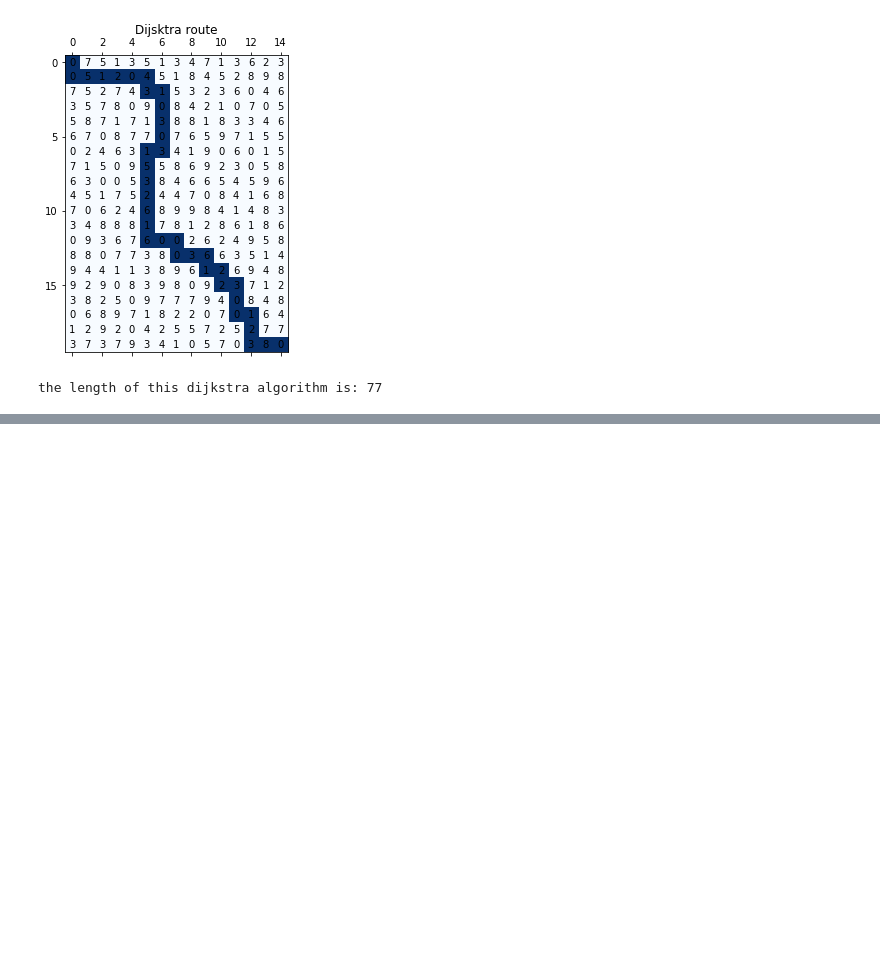
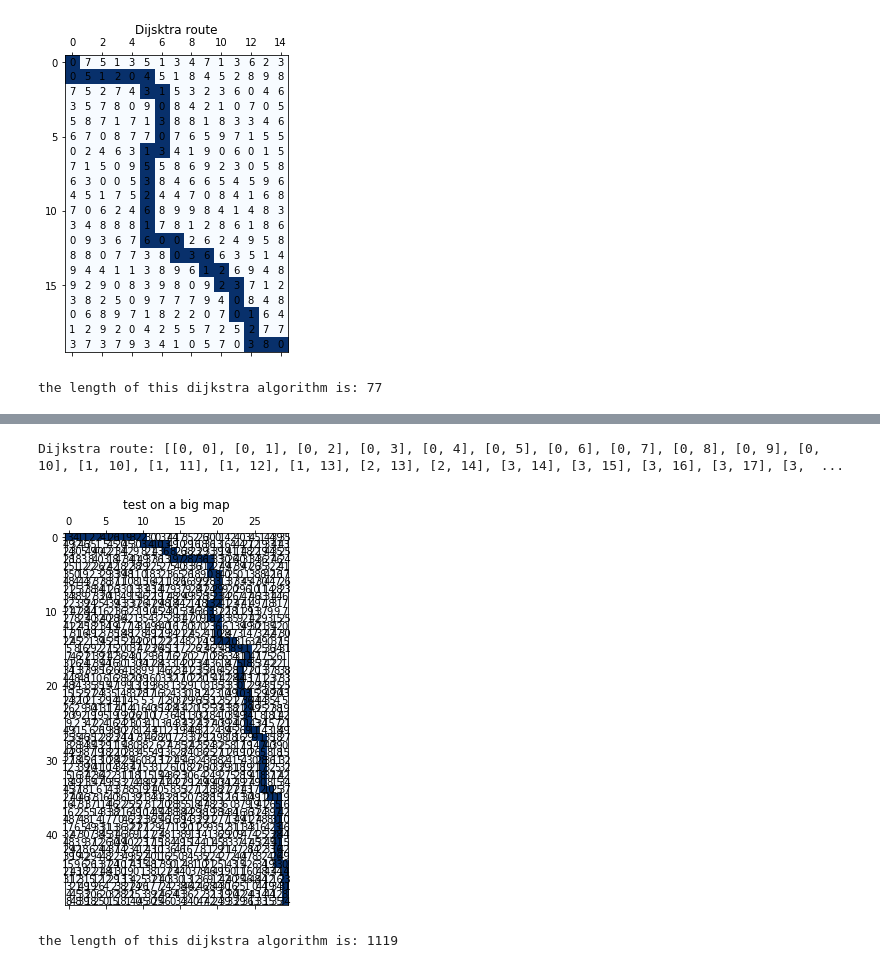
Before and after one commit to gdqb233/mathandcodingcoursework, a Jupyter notebook: task1/task1.ipynb, the cells around one changed output, grey strips where cells are left out. Saved outputs shown, nothing was run; the diff lists cells and outputs as text; code cells hidden in the pictures; blank space fills up the shorter version.

```diff
--- a/task1/task1.ipynb
+++ b/task1/task1.ipynb
@@ -265,0 +594,7 @@ the length of this dijkstra algorithm is: 77
+# %%
+environmentmap2 = np.random.randint(0, 50, size = (50, 30))            #on a 50*30 grid, value on cells from 0- 50
+dijkstra(environmentmap2, 'test on a big map')
+# %% [output]
+Dijkstra route: [[0, 0], [0, 1], [0, 2], [0, 3], [0, 4], [0, 5], [0, 6], [0, 7], [0, 8], [0, 9], [0, 10], [1, 10], [1, 11], [1, 12], [1, 13], [2, 13], [2, 14], [3, 14], [3, 15], [3, 16], [3, 17], [3,  ...
+[figure, added]
+the length of this dijkstra algorithm is: 1119
```
Also changed, not shown: parts of 28 cells of this notebook, 2 other files.
